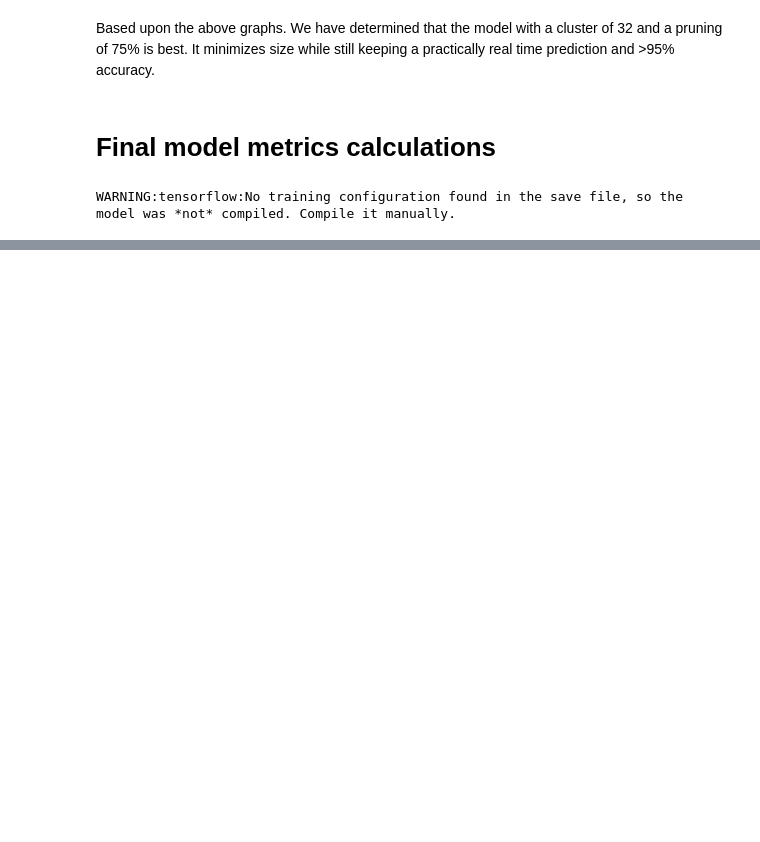
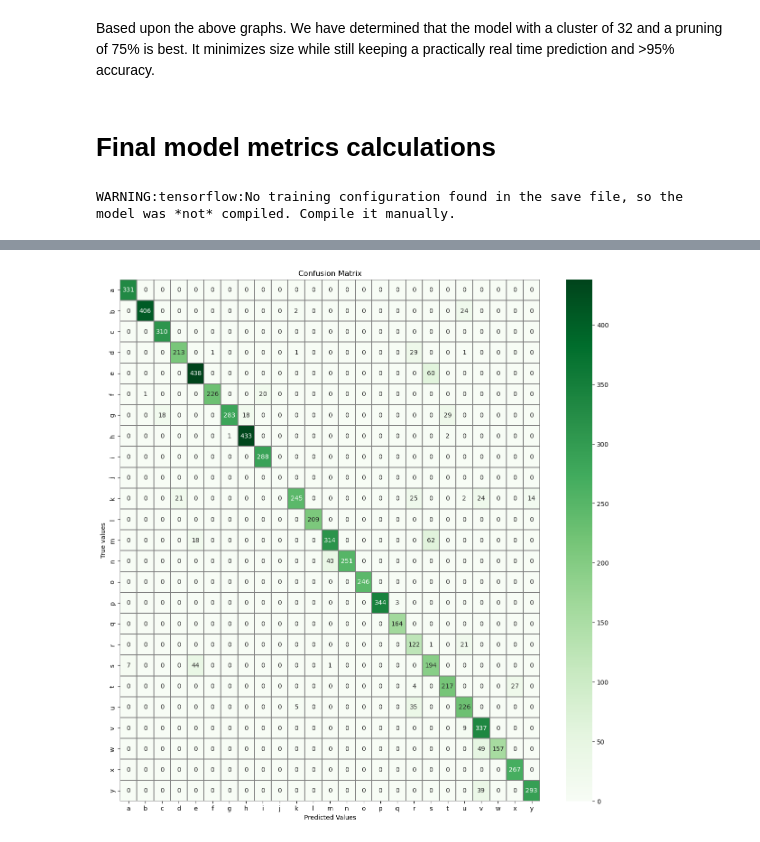
Before and after one commit to maxwellnorris33/ENDG511_Final_Project, a Jupyter notebook: Sign_language_model.ipynb, the cells around one changed output, grey strips where cells are left out. Saved outputs shown, nothing was run; the diff lists cells and outputs as text; code cells hidden in the pictures; blank space fills up the shorter version.

```diff
--- a/Sign_language_model.ipynb
+++ b/Sign_language_model.ipynb
@@ -819,0 +842,23 @@ weighted avg       0.98      0.97      0.97      7172
+# %%
+#base model conf mat for comparison
+model =  tf.keras.models.load_model(f'trained_signLang_model.h5')
+
+
+#generating data
+predictions = model.predict(test_images)
+data = tf.math.confusion_matrix(np.argmax(labels_test, axis=1), np.argmax(predictions, axis = 1))
+
+#labels
+letters = ['a','b','c','d','e','f','g','h','i','j','k','l','m','n','o','p','q','r','s','t','u','v','w','x','y']
+ticks = np.arange(25)
+
+#ploting code
+fig, ax = plt.subplots(figsize=(15,15))
+heatmap(data, cmap='Greens', linecolor="gray", linewidths=0.01, annot=True, ax=ax, fmt='.3g')
+plt.xlabel("Predicted Values")
+plt.ylabel("True values")
+plt.xticks(ticks+0.5,labels=letters)
+plt.yticks(ticks+0.5,labels=letters)
+plt.title("Confusion Matrix")
+plt.show()
+# %% [output]
@@ -819,0 +866 @@ weighted avg       0.98      0.97      0.97      7172
+[figure, added]
```
Also changed, not shown: parts of 21 cells of this notebook, 28 other files.
